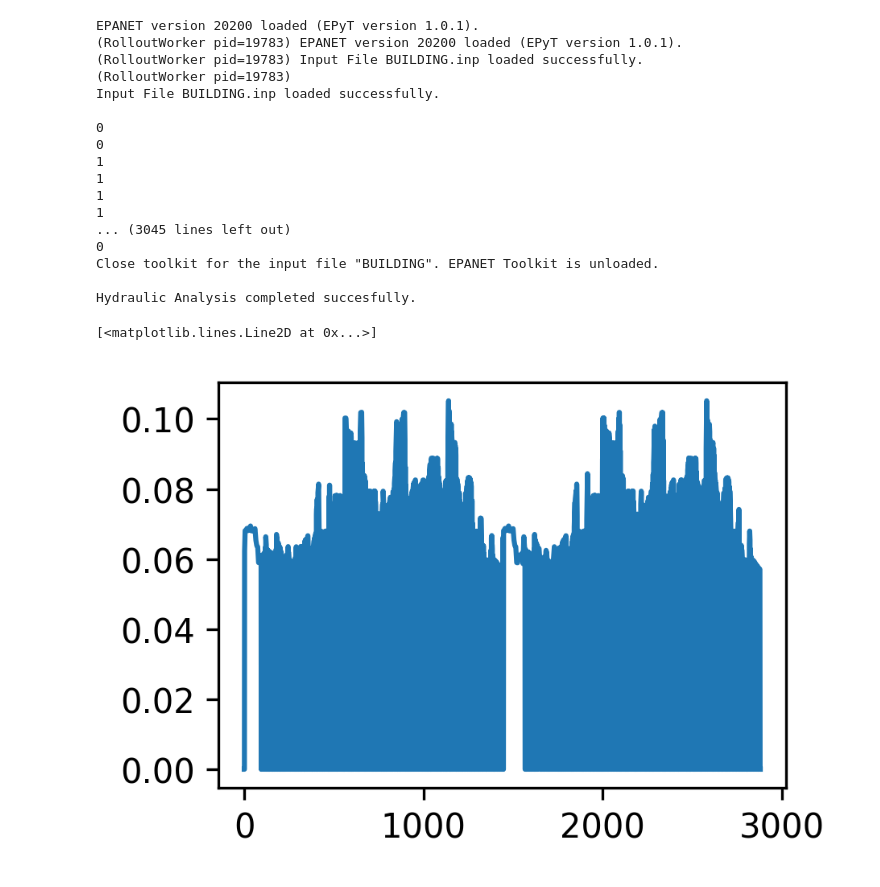
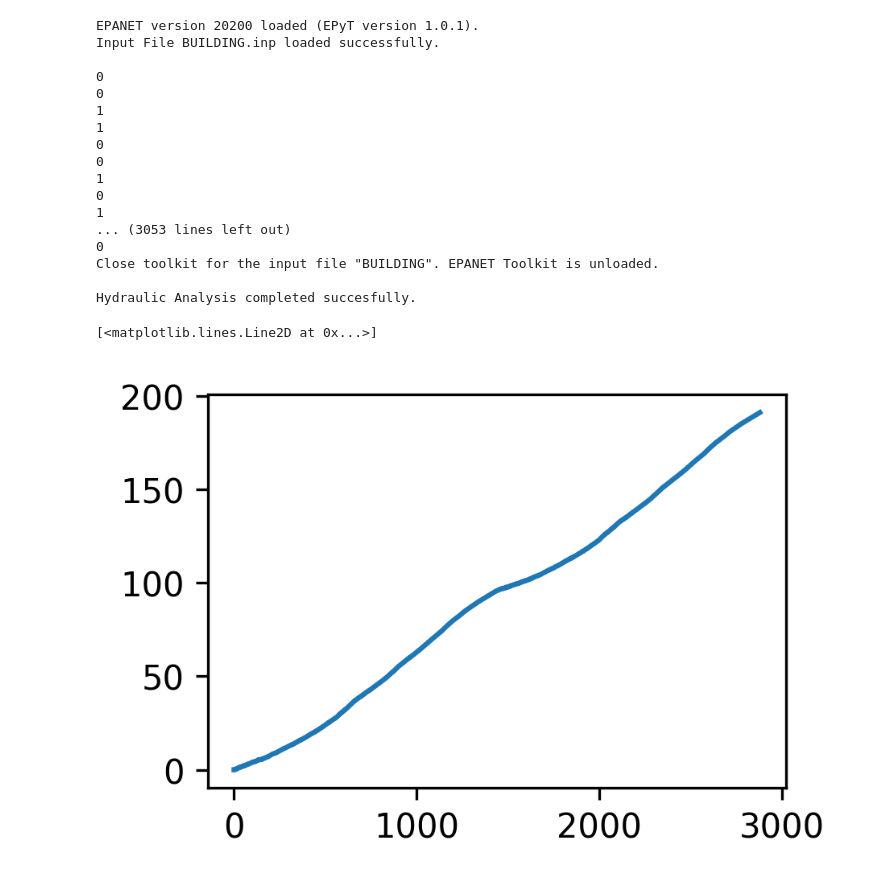
Before and after one commit to maxdumas/engineering-smart-cities-final-project, a Jupyter notebook: notebooks/simulate_epanet_2.ipynb, the cells around one changed output. Drawn from its saved outputs; the diff is of its cells as text; code cells hidden in the pictures.

Commit message:
Checkpoint

```diff
--- a/notebooks/simulate_epanet_2.ipynb
+++ b/notebooks/simulate_epanet_2.ipynb
@@ -18,5 +13,5 @@ Ray
 | Python version: | 3.10.7 |
 | Ray version: | 2.1.0 |
 # %%
-algo = Algorithm.from_checkpoint('/Users/maxdumas/Downloads/PPO_EPANETEnv_2022-11-29_22-37-56cdja2ppz/checkpoint_000301/')
+algo = Algorithm.from_checkpoint('/Users/maxdumas/ray_results/PPO_EPANETEnv_2022-11-30_23-47-01yu4klmmp/checkpoint_000001')
 # %% [output]
@@ -63,18 +61,18 @@ while not done:
 algo.stop()
 # %% [output]
 EPANET version 20200 loaded (EPyT version 1.0.1).
-(RolloutWorker pid=19783) EPANET version 20200 loaded (EPyT version 1.0.1).
-(RolloutWorker pid=19783) Input File BUILDING.inp loaded successfully.
-(RolloutWorker pid=19783)
 Input File BUILDING.inp loaded successfully.
 
 0
 0
 1
 1
+0
+0
 1
+0
 1
-... (3045 lines left out)
+... (3053 lines left out)
 0
 Close toolkit for the input file "BUILDING". EPANET Toolkit is unloaded.
 
@@ -85,8 +80,8 @@ import matplotlib.pyplot as plt
 # %%
-plt.plot(np.arange(2880), E[:2880])
+plt.plot(np.arange(2880), np.cumsum(E[:2880]))
 # %% [output]
 [<matplotlib.lines.Line2D at 0x...>]
-[figure, old version]
+[figure, new version]
 # %%
 plt.plot(np.arange(2880), T[:2880])
 # %% [output]
```
Also changed, not shown: parts of 7 cells of this notebook, 4 other files.
